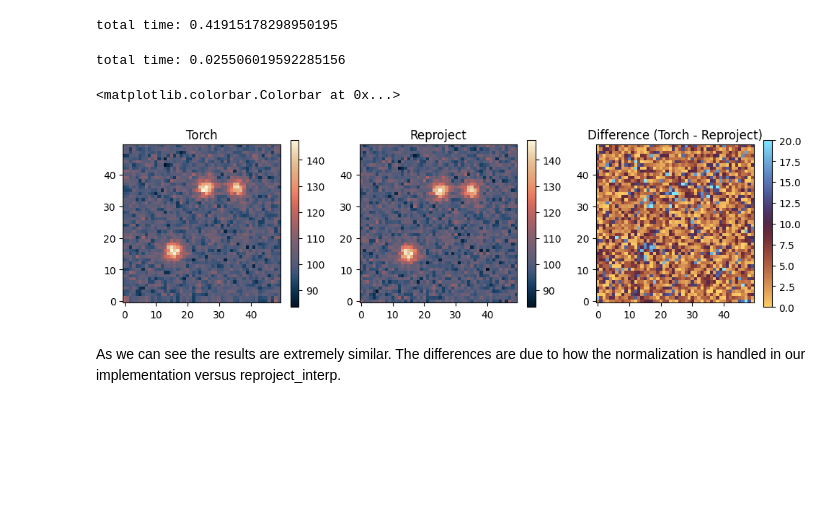
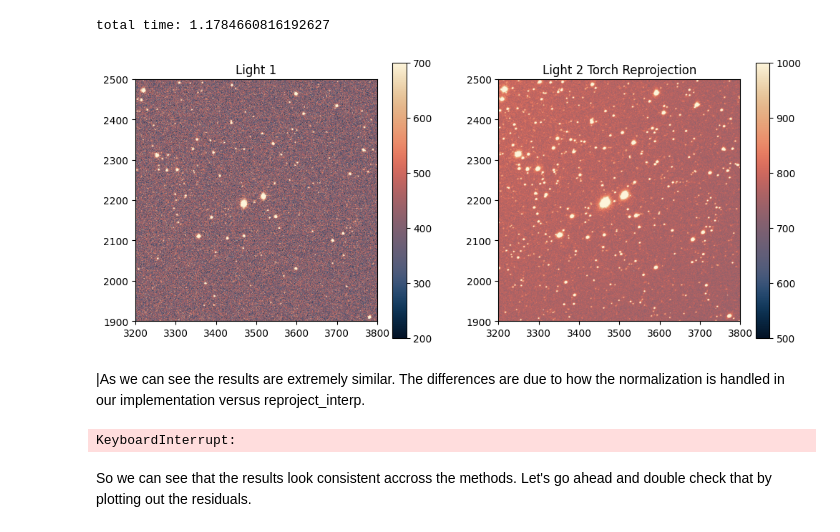
Before and after one commit to stevenrjanssens/dfreproject, a Jupyter notebook: docs/source/examples/reprojection-comparison.ipynb, the cells around one changed output. Saved outputs shown, nothing was run; the diff lists cells and outputs as text; code cells hidden in the pictures; blank space fills up the shorter version.

```diff
--- a/docs/source/examples/reprojection-comparison.ipynb
+++ b/docs/source/examples/reprojection-comparison.ipynb
@@ -51,4 +13,6 @@ def align_and_diff(image1_array, image2_array, x_offset, y_offset):
 # %%
-source_file, target_file = create_test_fits_tiny()
-source_hdu = fits.open(source_file)[0]
-target_hdu = fits.open(target_file)[0]
+light1 = './data/Atik1442426-0035_0032_light.fits'
+light2 = './data/Atik1442428-0045_0032_light.fits'
+
+light1_hdu = fits.open(light1)[0]
+light2_hdu = fits.open(light2)[0]
@@ -55,30 +40,34 @@ target_hdu = fits.open(target_file)[0]
 # %%
 start = time.time()
-reprojected_source_torch = calculate_reprojection(source_hdu, target_hdu, interpolation_mode="bicubic")
-print(f"total time: {time.time()-start}")
+reprojected_source_torch = calculate_reprojection(light2_hdu, light1_hdu, interpolation_mode="bilinear").cpu()
+torch_time = time.time()-start
+print(f"total time: {torch_time}")
 # %% [output]
-total time: 0.41915178298950195
+total time: 1.1784660816192627
-# %%
-start = time.time()
-reprojected_source_reproj = reproject_interp(source_hdu, source_hdu.header,order='bicubic')[0]
-print(f"total time: {time.time()-start}")
-# %% [output]
-total time: 0.025506019592285156
 # %%
-fig, axs = plt.subplots(1, 3, figsize=(12,6))
-im1 = axs[0].imshow(reprojected_source_torch.cpu().numpy(), origin='lower', cmap=cmc.lipari)
-axs[0].set_title("Torch")
-plt.colorbar(im1, ax=axs[0], shrink=0.5)
-im2 = axs[1].imshow(reprojected_source_reproj ,origin='lower', cmap=cmc.lipari)
-axs[1].set_title("Reproject")
-plt.colorbar(im1, ax=axs[1], shrink=0.5)
+fig, axs = plt.subplots(1, 2, figsize=(12, 10))
 
-diff_result, _ = align_and_diff(reprojected_source_torch.cpu().numpy().astype(np.float32), reprojected_source_reproj.astype(np.float32), 0,0)
-im3 = axs[2].imshow(diff_result ,origin='lower', cmap=cmc.managua, vmin=0, vmax=20)
-axs[2].set_title("Difference (Torch - Reproject)")
-plt.colorbar(im3, ax=axs[2], shrink=0.5)
+im = axs[0].imshow(light1_hdu.data, origin='lower', cmap=cmc.lipari, vmin=200, vmax=700)
+axs[0].set_title(f"Light 1")
+axs[0].set_xlim(3200, 3800)
+axs[0].set_ylim(1900, 2500)
+plt.colorbar(im, ax=axs[0], shrink=0.5)
+
+im = axs[1].imshow(reprojected_source_torch, origin='lower', cmap=cmc.lipari, vmin=500, vmax=1000)
+axs[1].set_title(f"Light 2 Torch Reprojection")
+axs[1].set_xlim(3200, 3800)
+axs[1].set_ylim(1900, 2500)
+plt.colorbar(im, ax=axs[1], shrink=0.5)
+
+plt.show()
 # %% [output]
-<matplotlib.colorbar.Colorbar at 0x...>
-[figure, old version]
+[figure, new version]
 # %% [markdown]
-As we can see the results are extremely similar. The differences are due to how the normalization is handled in our implementation versus reproject_interp.
+|As we can see the results are extremely similar. The differences are due to how the normalization is handled in our implementation versus reproject_interp.
+# %%
+start = time.time()
+reprojected_source_reproj = reproject_interp(light2_hdu, light1_hdu.header,order='bilinear')[0]
+reproject_time = time.time()-start
+print(f"total time: {reproject_time}")
+# %% [output]
+KeyboardInterrupt:
@@ -84,0 +90,2 @@ As we can see the results are extremely similar. The differences are due to how
+# %% [markdown]
+So we can see that the results look consistent accross the methods. Let's go ahead and double check that by plotting out the residuals.
```
Also changed, not shown: parts of 9 cells of this notebook, 15 other files.
